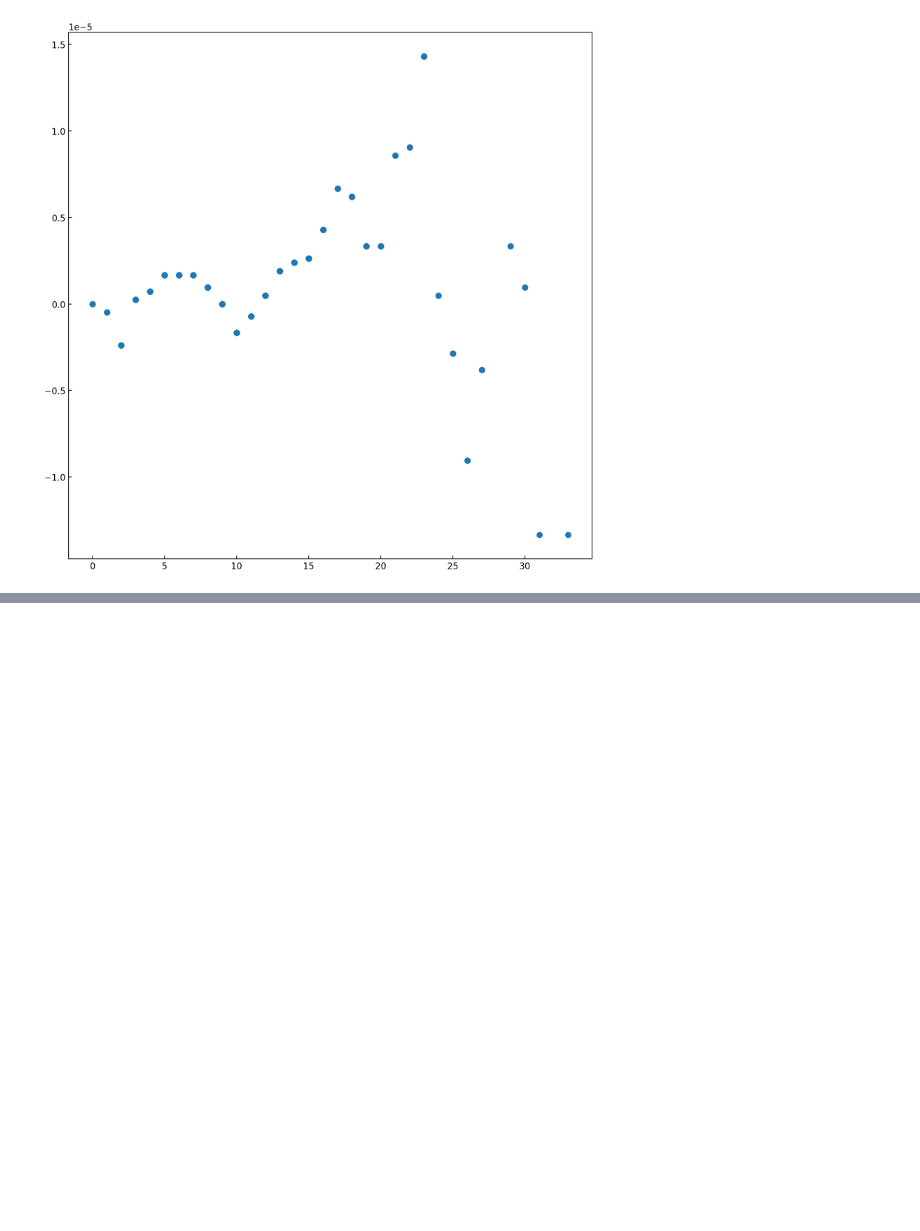
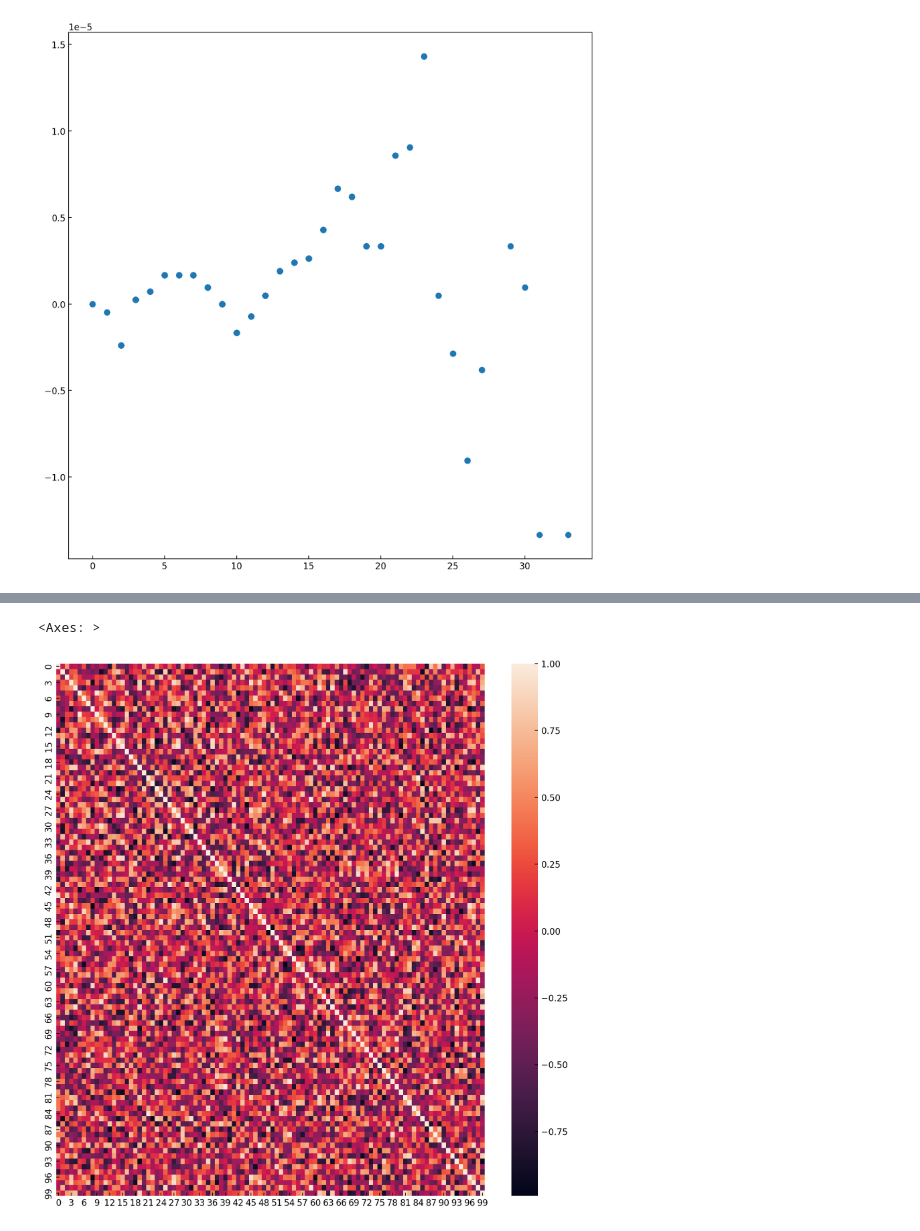
Before and after one commit to dpohanlon/fast-mi, a Jupyter notebook: examples/mi_nb.ipynb, the cells around one changed output, grey strips where cells are left out. Saved outputs shown, nothing was run; the diff lists cells and outputs as text; code cells hidden in the pictures; blank space fills up the shorter version.

```diff
--- a/examples/mi_nb.ipynb
+++ b/examples/mi_nb.ipynb
@@ -233,0 +445,5 @@ Fitted parameters: m = 9.999, r = 4.891, final loss = 3050.362793
+# %%
+sns.heatmap(R)
+# %% [output]
+<Axes: >
+[figure, added]
```
Also changed, not shown: parts of 24 cells of this notebook, 7 other files.
